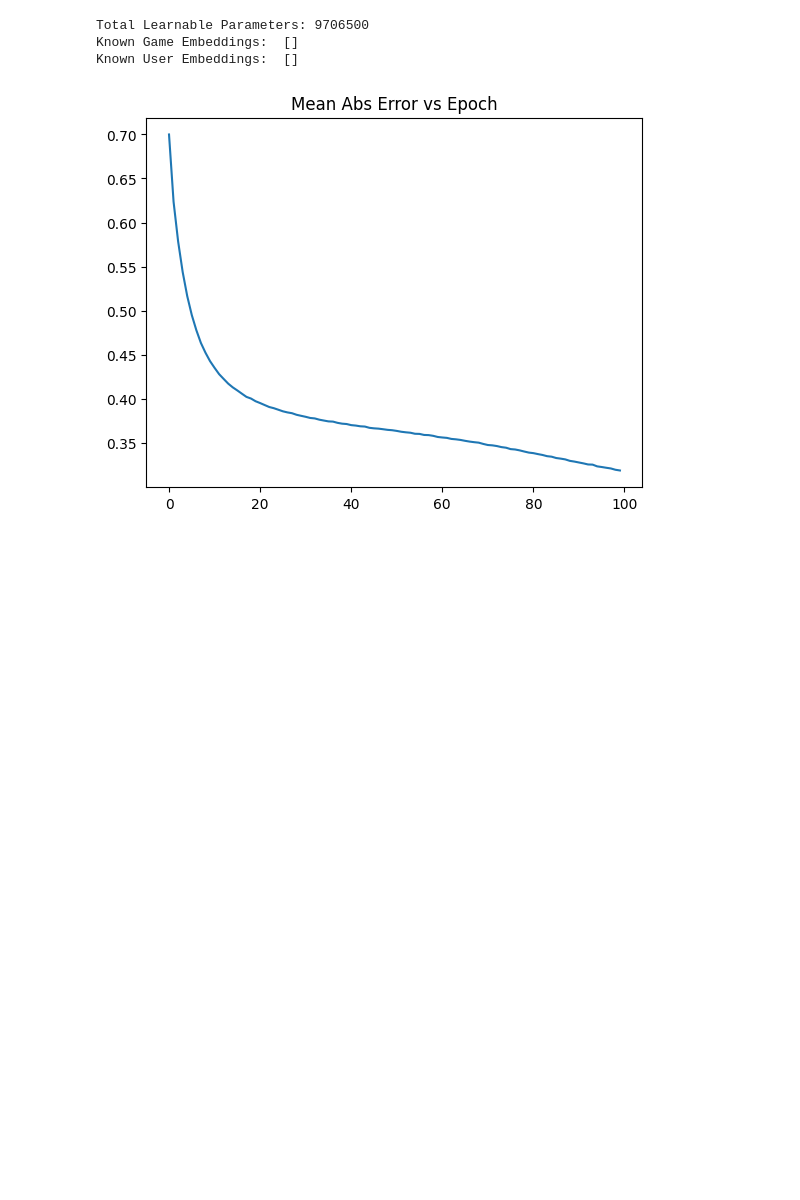
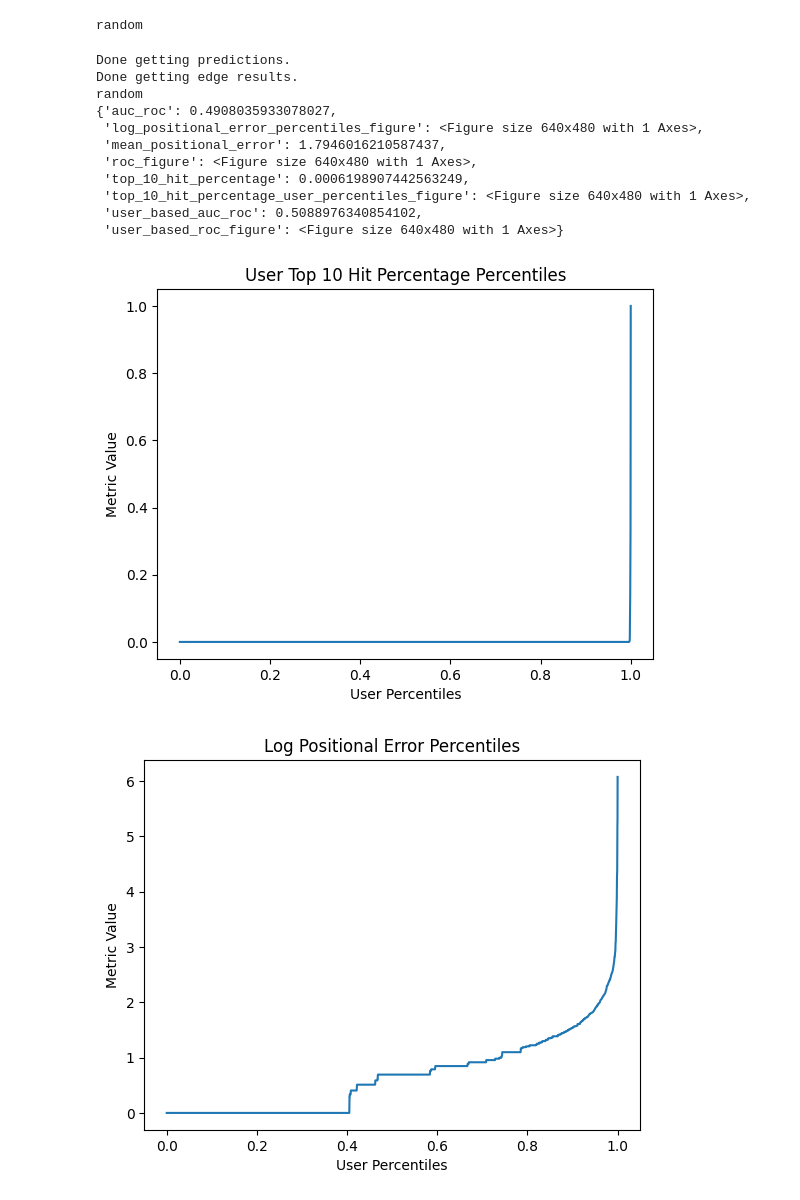
Before and after one commit to GitHubNoskcaj211/ml-projects-project, a Jupyter notebook: evaluation/test_evaluation.ipynb, the cells around one changed output. Saved outputs shown, nothing was run; the diff lists cells and outputs as text; code cells hidden in the pictures; blank space fills up the shorter version.

```diff
--- a/evaluation/test_evaluation.ipynb
+++ b/evaluation/test_evaluation.ipynb
@@ -19,24 +20,3 @@ data_loader = DataLoader(edge_scoring_function = playtime_forever_edge_scoring_f
 # data_loader = DataLoader(edge_scoring_function = playtime_forever_edge_scoring_function, user_game_edge_embeddings = ['playtime_forever'], score_normalizers = [GaussianNormalizer(1.0, 1.0)], game_embeddings = ['name', 'genres'])
 network = data_loader.get_full_network()
 data_loader.load_stratified_user_train_test_network(network=network, train_percentage=0.8, test_percentage=0.2, seed=0)
-
-random_model = RandomModel(seed = 0)
-random_model.set_data_loader(data_loader)
-random_model.train()
-
-popularity_model = GamePopularityModel()
-popularity_model.set_data_loader(data_loader)
-popularity_model.train()
-
-common_neighbors_model = CommonNeighborsModel()
-common_neighbors_model.set_data_loader(data_loader)
-common_neighbors_model.train()
-
-collaborative_filtering_model = CollaborativeFiltering(num_epochs = 100, num_user_embedding = 500, num_game_embedding = 500, learning_rate = 1.0, regularization = 0.05, seed = 0)
-collaborative_filtering_model.set_data_loader(data_loader)
-collaborative_filtering_model.train(debug=True)
-# %% [output]
-Total Learnable Parameters: 9706500
-Known Game Embeddings:  []
-Known User Embeddings:  []
-[figure, removed]
@@ -42,0 +25,32 @@ Known User Embeddings:  []
+# %%
+random_model = RandomModel(seed = 0)
+random_model.set_data_loader(data_loader)
+random_model.train()
+
+evaluator.reset(random_model, debug=True)
+evaluator.plot_top_N_hit_percentage_percentiles(10)
+evaluator.plot_log_user_percentile_positional_error()
+evaluator.compute_mean_positional_error()
+evaluator.compute_top_N_hit_percentage(10)
+evaluator.plot_roc_curve()
+evaluator.compute_auc_roc()
+evaluator.plot_user_based_roc_curve()
+evaluator.compute_user_based_auc_roc()
+print(random_model.name())
+pprint(evaluator.metrics)
+print()
+# %% [output]
+random
+Done getting predictions.
+Done getting edge results.
+random
+{'auc_roc': 0.4908035933078027,
+ 'log_positional_error_percentiles_figure': <Figure size 640x480 with 1 Axes>,
+ 'mean_positional_error': 1.7946016210587437,
+ 'roc_figure': <Figure size 640x480 with 1 Axes>,
+ 'top_10_hit_percentage': 0.0006198907442563249,
+ 'top_10_hit_percentage_user_percentiles_figure': <Figure size 640x480 with 1 Axes>,
+ 'user_based_auc_roc': 0.5088976340854102,
+ 'user_based_roc_figure': <Figure size 640x480 with 1 Axes>}
+[figure, added]
+[figure, added]
```
Also changed, not shown: parts of 12 cells of this notebook, 11 other files.
